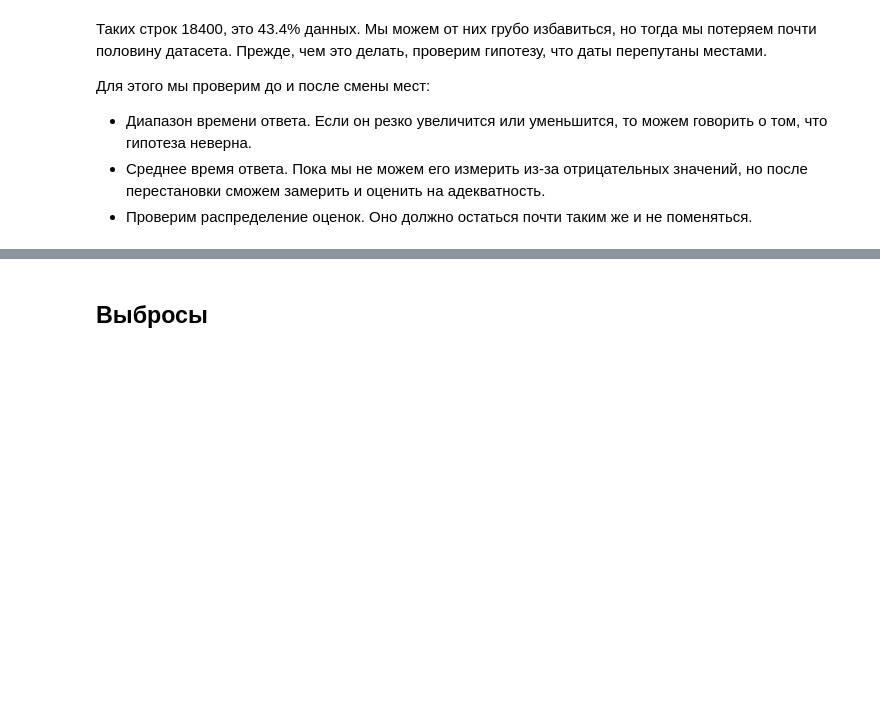
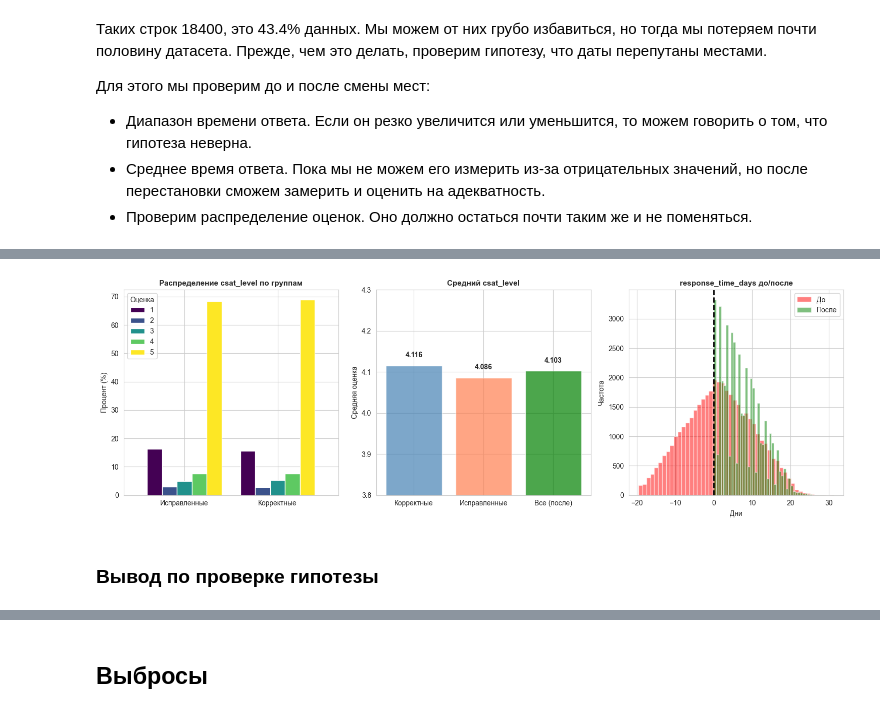
Before and after one commit to smirnoffmg/team-8-case-2, a Jupyter notebook: checkpoint1.ipynb, the cells around one changed output, grey strips where cells are left out. Drawn from its saved outputs; the diff is of its cells as text; code cells hidden in the pictures; blank space fills up the shorter version.

```diff
--- a/checkpoint1.ipynb
+++ b/checkpoint1.ipynb
@@ -245,0 +294,47 @@ plt.show()
+# %%
+# смотрим распределения до/после на графиках
+
+fig, axes = plt.subplots(1, 3, figsize=(15, 5))
+
+# csat_level по группам
+csat_by_group = pd.crosstab(
+    df["dates_swapped"].map({False: "Корректные", True: "Исправленные"}),
+    df["csat_level"],
+    normalize="index"
+) * 100
+csat_by_group.plot(kind="bar", ax=axes[0], width=0.8, colormap="viridis")
+axes[0].set_title("Распределение csat_level по группам", fontsize=11, fontweight="bold")
+axes[0].set_xlabel("")
+axes[0].set_ylabel("Процент (%)")
+axes[0].legend(title="Оценка")
+axes[0].set_xticklabels(axes[0].get_xticklabels(), rotation=0)
+
+# cравнение средних
+means = pd.Series({
+    "Корректные": df[~df["dates_swapped"]]["csat_level"].mean(),
+    "Исправленные": df[df["dates_swapped"]]["csat_level"].mean(),
+    "Все (после)": df_h["csat_level"].mean()
+})
+bars = axes[1].bar(means.index, means.values, color=["steelblue", "coral", "green"], alpha=0.7)
+axes[1].set_title("Средний csat_level", fontsize=11, fontweight="bold")
+axes[1].set_ylabel("Средняя оценка")
+axes[1].set_ylim(3.8, 4.3)
+for bar, val in zip(bars, means.values):
+    axes[1].text(bar.get_x() + bar.get_width()/2, bar.get_height() + 0.02,
+                 f"{val:.3f}", ha="center", fontweight="bold")
+
+# response_time_days до/после
+axes[2].hist(df["response_time_days"], bins=50, alpha=0.5, label="До", color="red")
+axes[2].hist(df_h["response_time_days"], bins=50, alpha=0.5, label="После", color="green")
+axes[2].axvline(x=0, color="black", linestyle="--", linewidth=2)
+axes[2].set_title("response_time_days до/после", fontsize=11, fontweight="bold")
+axes[2].set_xlabel("Дни")
+axes[2].set_ylabel("Частота")
+axes[2].legend()
+
+plt.tight_layout()
+plt.show()
+# %% [output]
+[figure, added]
+# %% [markdown]
+### Вывод по проверке гипотезы
```
Also changed, not shown: parts of 14 cells of this notebook.
